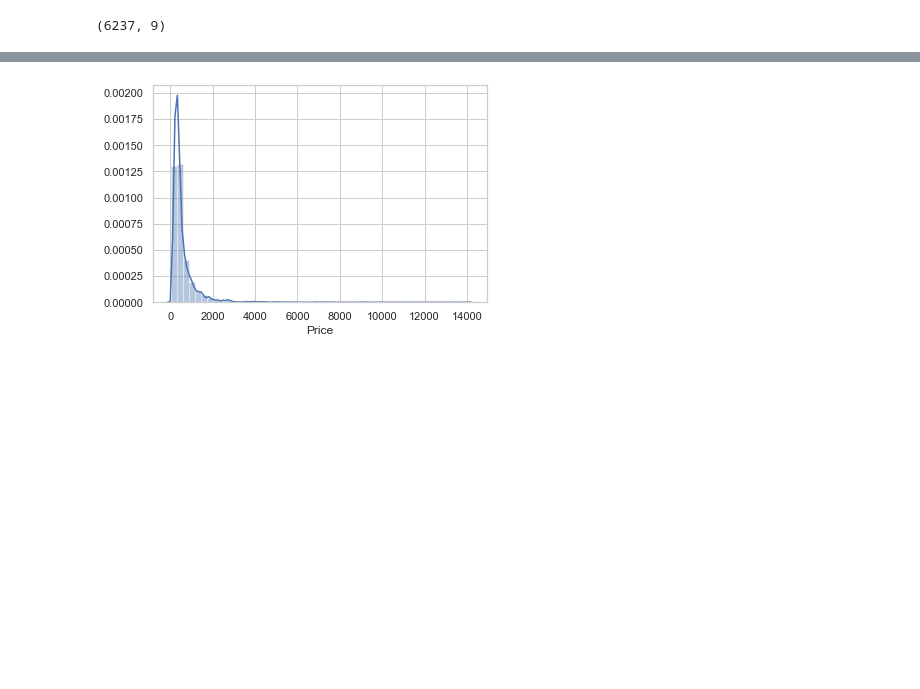
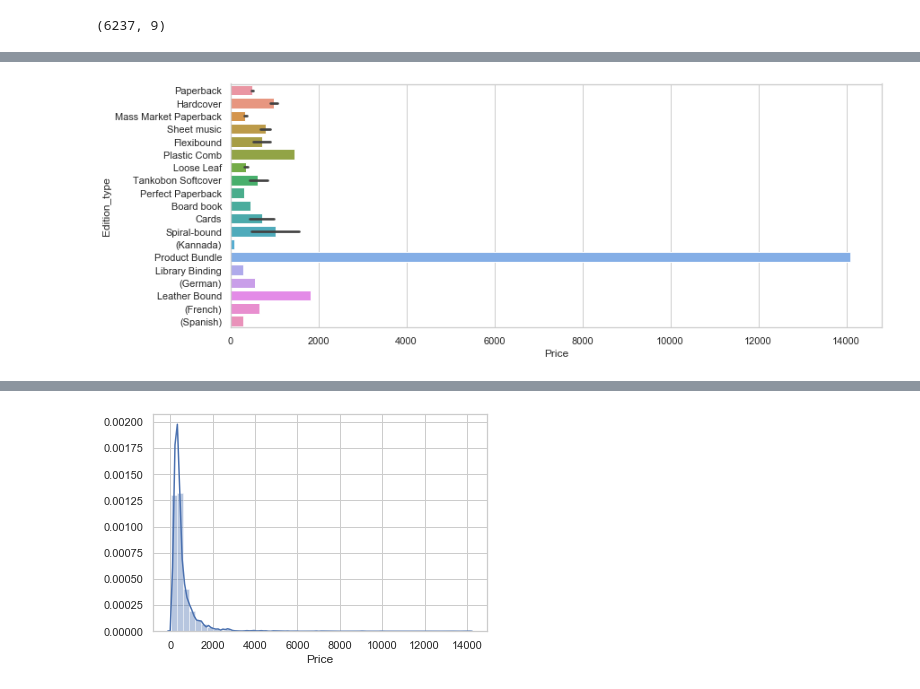
Before and after one commit to prerit2010/predictBookPrices, a Jupyter notebook: model.ipynb, the cells around one changed output, grey strips where cells are left out. Drawn from its saved outputs; the diff is of its cells as text; code cells hidden in the pictures; blank space fills up the shorter version.

```diff
--- a/model.ipynb
+++ b/model.ipynb
@@ -77,0 +98,7 @@ data = pd.read_csv("Data/new_data.csv")
+# %%
+fig, ax = plt.subplots(figsize=(13,5))
+sns.set(style="whitegrid")
+sns.barplot(x="Price", y="Edition_type", data=data)
+plt.show()
+# %% [output]
+[figure, added]
```
Also changed, not shown: parts of 8 cells of this notebook.
